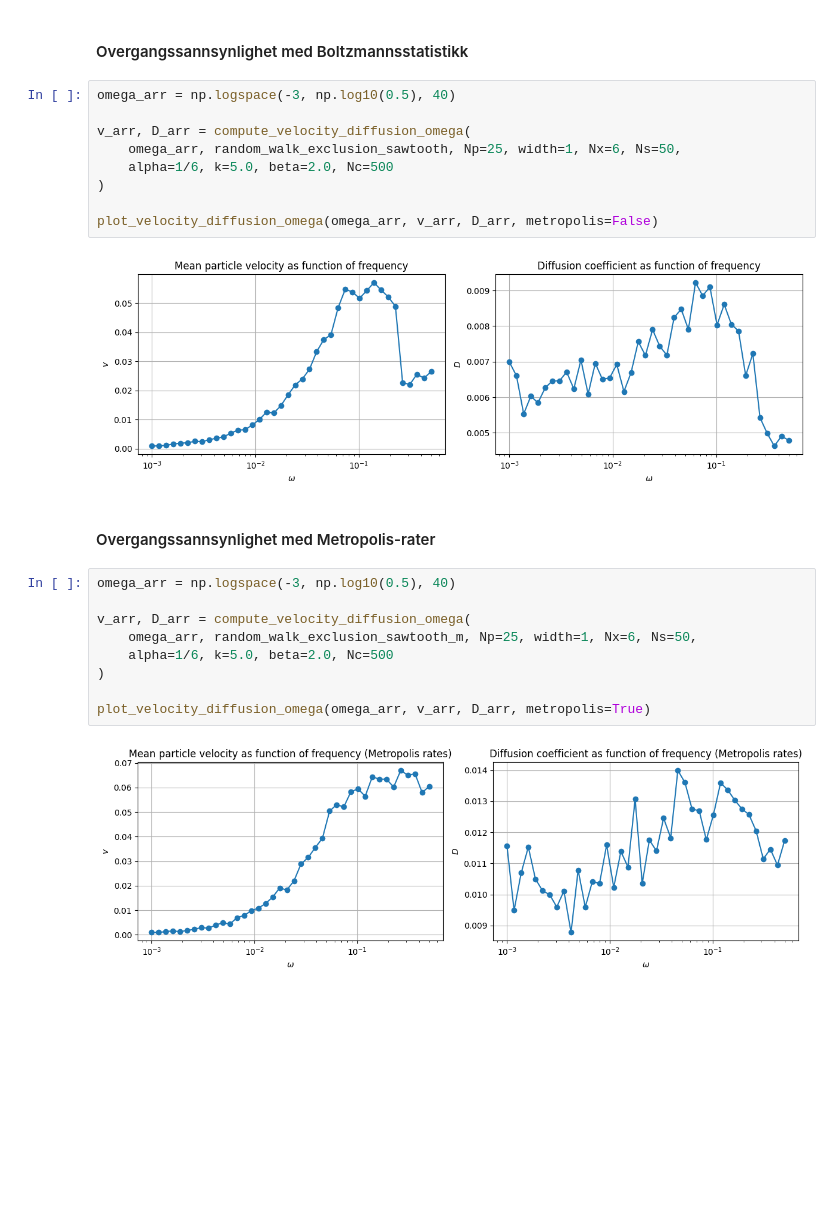
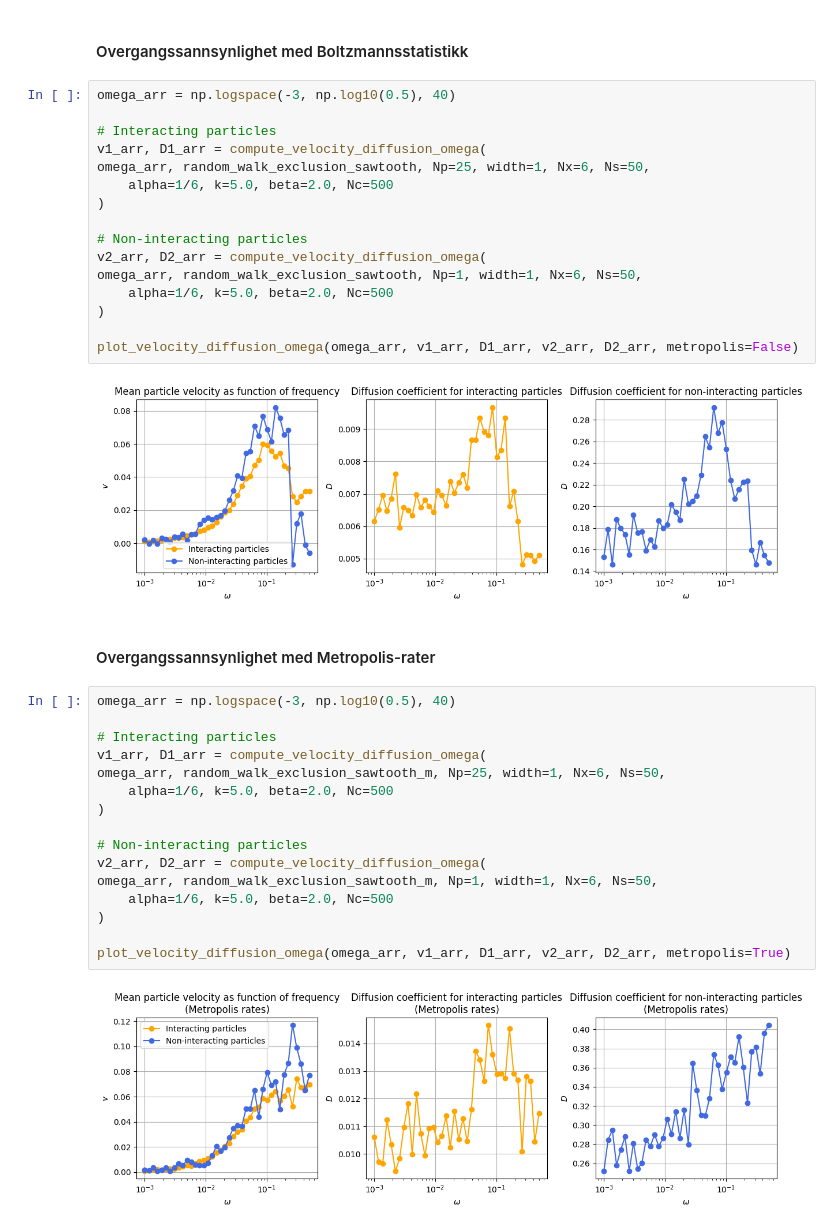
Before and after one commit to KristofferEide06/TMA4320_Project2, a Jupyter notebook: project2.ipynb, the cells around one changed output. Saved outputs shown, nothing was run; the diff lists cells and outputs as text; blank space fills up the shorter version.

```diff
--- a/project2.ipynb
+++ b/project2.ipynb
@@ -1649,25 +1678,39 @@ def plot_velocity_diffusion_omega(omega_arr, v_arr, D_arr, metropolis):
 # %%
 omega_arr = np.logspace(-3, np.log10(0.5), 40)
 
-v_arr, D_arr = compute_velocity_diffusion_omega(
-    omega_arr, random_walk_exclusion_sawtooth, Np=25, width=1, Nx=6, Ns=50,
+# Interacting particles
+v1_arr, D1_arr = compute_velocity_diffusion_omega(
+omega_arr, random_walk_exclusion_sawtooth, Np=25, width=1, Nx=6, Ns=50,
     alpha=1/6, k=5.0, beta=2.0, Nc=500
 )
 
-plot_velocity_diffusion_omega(omega_arr, v_arr, D_arr, metropolis=False)
+# Non-interacting particles
+v2_arr, D2_arr = compute_velocity_diffusion_omega(
+omega_arr, random_walk_exclusion_sawtooth, Np=1, width=1, Nx=6, Ns=50,
+    alpha=1/6, k=5.0, beta=2.0, Nc=500
+)
+
+plot_velocity_diffusion_omega(omega_arr, v1_arr, D1_arr, v2_arr, D2_arr, metropolis=False)
 # %% [output]
-[figure, old version]
+[figure, new version]
 # %% [markdown]
 #### Overgangssannsynlighet med Metropolis-rater
 # %%
 omega_arr = np.logspace(-3, np.log10(0.5), 40)
 
-v_arr, D_arr = compute_velocity_diffusion_omega(
-    omega_arr, random_walk_exclusion_sawtooth_m, Np=25, width=1, Nx=6, Ns=50,
+# Interacting particles
+v1_arr, D1_arr = compute_velocity_diffusion_omega(
+omega_arr, random_walk_exclusion_sawtooth_m, Np=25, width=1, Nx=6, Ns=50,
     alpha=1/6, k=5.0, beta=2.0, Nc=500
 )
 
-plot_velocity_diffusion_omega(omega_arr, v_arr, D_arr, metropolis=True)
+# Non-interacting particles
+v2_arr, D2_arr = compute_velocity_diffusion_omega(
+omega_arr, random_walk_exclusion_sawtooth_m, Np=1, width=1, Nx=6, Ns=50,
+    alpha=1/6, k=5.0, beta=2.0, Nc=500
+)
+
+plot_velocity_diffusion_omega(omega_arr, v1_arr, D1_arr, v2_arr, D2_arr, metropolis=True)
 # %% [output]
-[figure, old version]
+[figure, new version]
 # %% [markdown]
```
Also changed, not shown: parts of 7 cells of this notebook, 1 other file.
